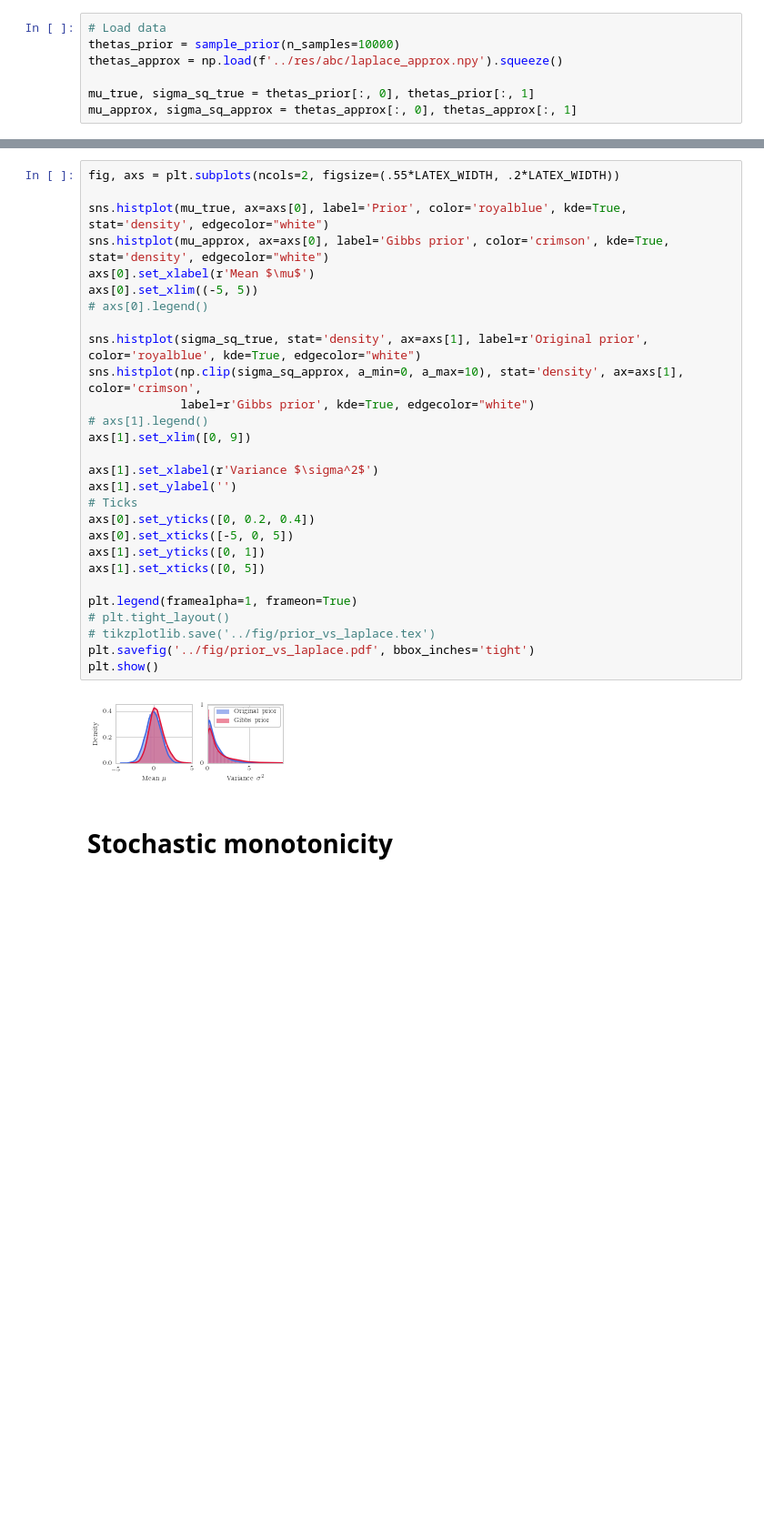
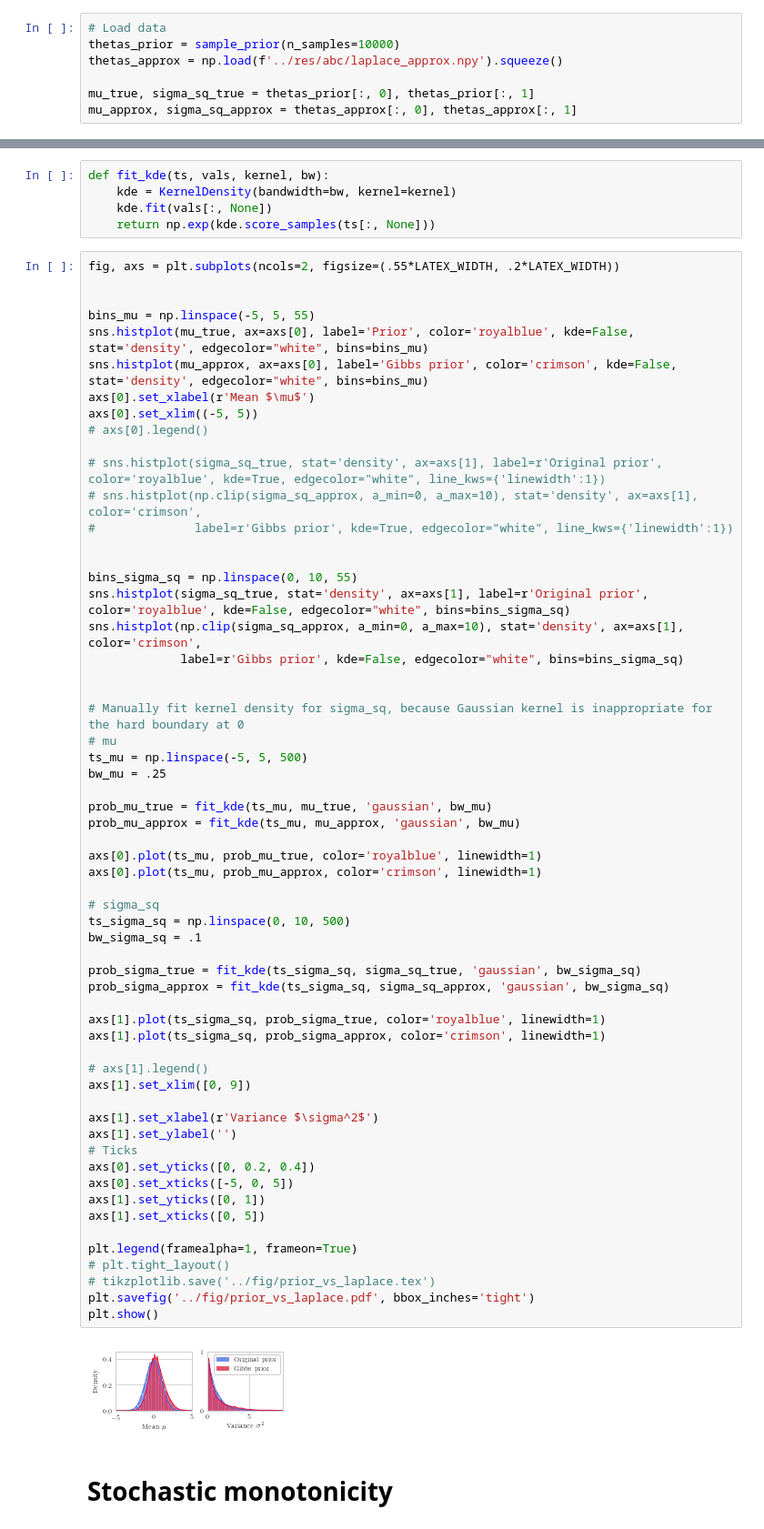
Before and after one commit to lrendsburg/Gibbs-priors, a Jupyter notebook: exp/fig_abc.ipynb, the cells around one changed output, grey strips where cells are left out. Shown at 91% size. Cells and saved outputs as stored; diff of their text form; blank space fills up the shorter version.

```diff
--- a/exp/fig_abc.ipynb
+++ b/exp/fig_abc.ipynb
@@ -50,33 +71,69 @@ mu_approx, sigma_sq_approx = thetas_approx[:, 0], thetas_approx[:, 1]
+# %%
+def fit_kde(ts, vals, kernel, bw):
+    kde = KernelDensity(bandwidth=bw, kernel=kernel)
+    kde.fit(vals[:, None])
+    return np.exp(kde.score_samples(ts[:, None]))
 # %%
 fig, axs = plt.subplots(ncols=2, figsize=(.55*LATEX_WIDTH, .2*LATEX_WIDTH))
 
-sns.histplot(mu_true, ax=axs[0], label='Prior', color='royalblue', kde=True, stat='density', edgecolor="white")
-sns.histplot(mu_approx, ax=axs[0], label='Gibbs prior', color='crimson', kde=True, stat='density', edgecolor="white")
+
+bins_mu = np.linspace(-5, 5, 55)
+sns.histplot(mu_true, ax=axs[0], label='Prior', color='royalblue', kde=False, stat='density', edgecolor="white", bins=bins_mu)
+sns.histplot(mu_approx, ax=axs[0], label='Gibbs prior', color='crimson', kde=False, stat='density', edgecolor="white", bins=bins_mu)
 axs[0].set_xlabel(r'Mean $\mu$')
 axs[0].set_xlim((-5, 5))
 # axs[0].legend()
 
-sns.histplot(sigma_sq_true, stat='density', ax=axs[1], label=r'Original prior', color='royalblue', kde=True, edgecolor="white")
+# sns.histplot(sigma_sq_true, stat='density', ax=axs[1], label=r'Original prior', color='royalblue', kde=True, edgecolor="white", line_kws={'linewidth':1})
+# sns.histplot(np.clip(sigma_sq_approx, a_min=0, a_max=10), stat='density', ax=axs[1], color='crimson',
+#              label=r'Gibbs prior', kde=True, edgecolor="white", line_kws={'linewidth':1})
+
+
+bins_sigma_sq = np.linspace(0, 10, 55)
+sns.histplot(sigma_sq_true, stat='density', ax=axs[1], label=r'Original prior', color='royalblue', kde=False, edgecolor="white", bins=bins_sigma_sq)
 sns.histplot(np.clip(sigma_sq_approx, a_min=0, a_max=10), stat='density', ax=axs[1], color='crimson',
-             label=r'Gibbs prior', kde=True, edgecolor="white")
+             label=r'Gibbs prior', kde=False, edgecolor="white", bins=bins_sigma_sq)
+
+
+# Manually fit kernel density for sigma_sq, because Gaussian kernel is inappropriate for the hard boundary at 0
+# mu
+ts_mu = np.linspace(-5, 5, 500)
+bw_mu = .25
+
+prob_mu_true = fit_kde(ts_mu, mu_true, 'gaussian', bw_mu)
+prob_mu_approx = fit_kde(ts_mu, mu_approx, 'gaussian', bw_mu)
+
+axs[0].plot(ts_mu, prob_mu_true, color='royalblue', linewidth=1)
+axs[0].plot(ts_mu, prob_mu_approx, color='crimson', linewidth=1)
+
+# sigma_sq
+ts_sigma_sq = np.linspace(0, 10, 500)
+bw_sigma_sq = .1
+
+prob_sigma_true = fit_kde(ts_sigma_sq, sigma_sq_true, 'gaussian', bw_sigma_sq)
+prob_sigma_approx = fit_kde(ts_sigma_sq, sigma_sq_approx, 'gaussian', bw_sigma_sq)
+
+axs[1].plot(ts_sigma_sq, prob_sigma_true, color='royalblue', linewidth=1)
+axs[1].plot(ts_sigma_sq, prob_sigma_approx, color='crimson', linewidth=1)
+
 # axs[1].legend()
 axs[1].set_xlim([0, 9])
 
 axs[1].set_xlabel(r'Variance $\sigma^2$')
 axs[1].set_ylabel('')
 # Ticks
 axs[0].set_yticks([0, 0.2, 0.4])
 axs[0].set_xticks([-5, 0, 5])
 axs[1].set_yticks([0, 1])
 axs[1].set_xticks([0, 5])
 
 plt.legend(framealpha=1, frameon=True)
 # plt.tight_layout()
 # tikzplotlib.save('../fig/prior_vs_laplace.tex')
 plt.savefig('../fig/prior_vs_laplace.pdf', bbox_inches='tight')
 plt.show()
 # %% [output]
-[figure, old version]
+[figure, new version]
 # %% [markdown]
 # Stochastic monotonicity
 # %%
```
Also changed, not shown: parts of 2 cells of this notebook, 2 other files.
